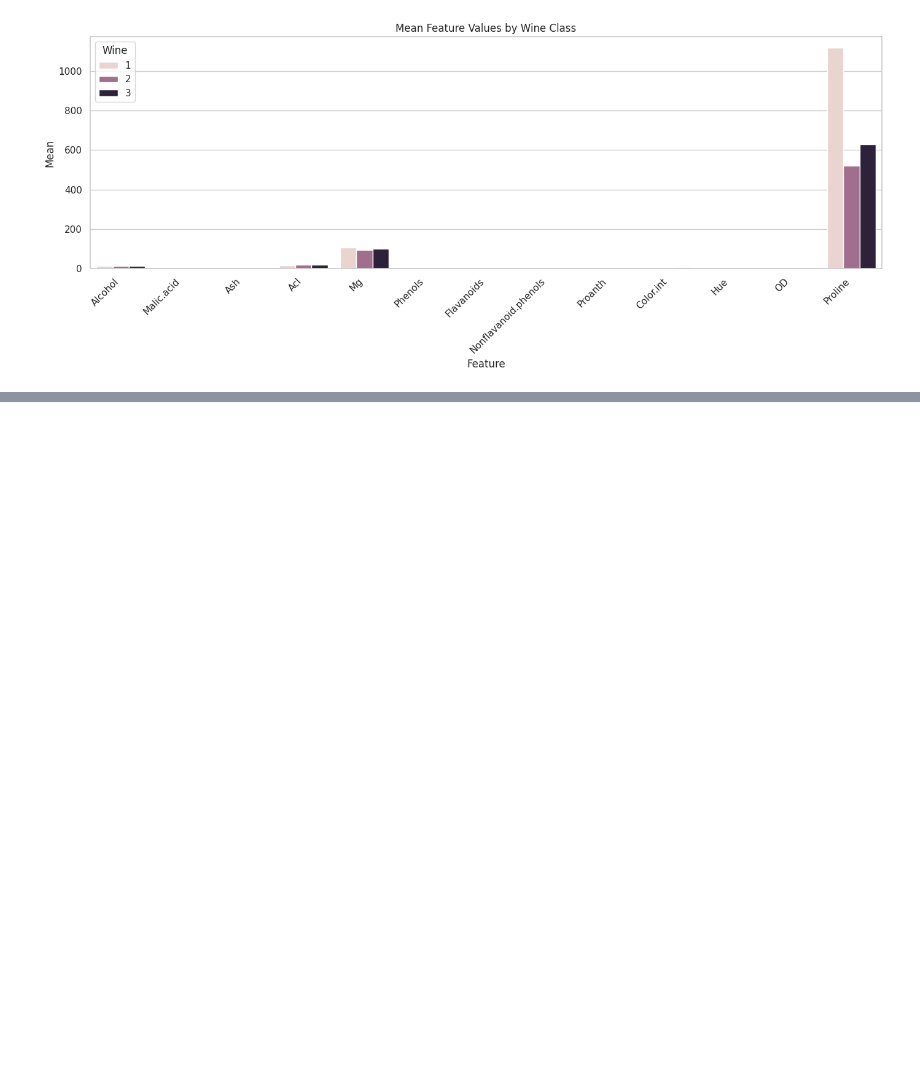
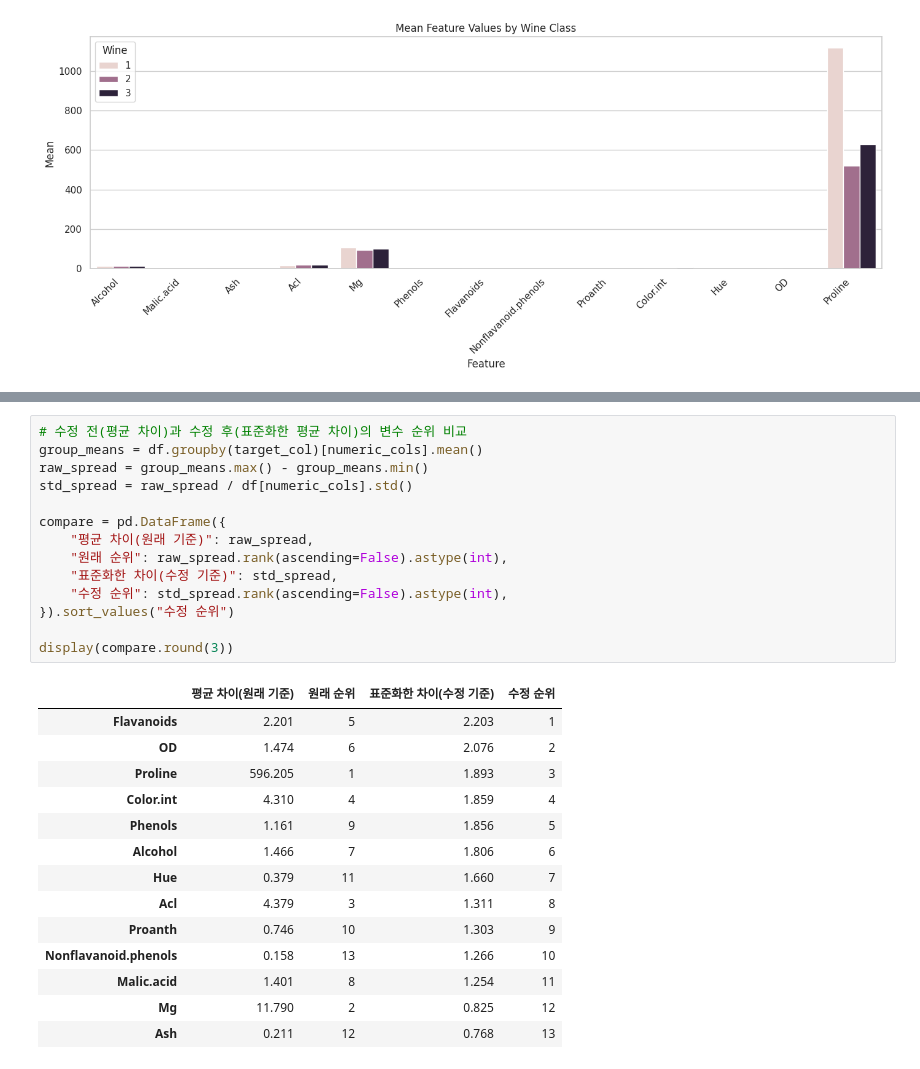
Before and after one commit to HONGSAHUN/Report_0921, a Jupyter notebook: wine_EDA_sahun.ipynb, the cells around one changed output, grey strips where cells are left out. Drawn from its saved outputs; the diff is of its cells as text; blank space fills up the shorter version.

```diff
--- a/wine_EDA_sahun.ipynb
+++ b/wine_EDA_sahun.ipynb
@@ -409,0 +464,29 @@ plt.show()
+# %%
+# 수정 전(평균 차이)과 수정 후(표준화한 평균 차이)의 변수 순위 비교
+group_means = df.groupby(target_col)[numeric_cols].mean()
+raw_spread = group_means.max() - group_means.min()
+std_spread = raw_spread / df[numeric_cols].std()
+
+compare = pd.DataFrame({
+    "평균 차이(원래 기준)": raw_spread,
+    "원래 순위": raw_spread.rank(ascending=False).astype(int),
+    "표준화한 차이(수정 기준)": std_spread,
+    "수정 순위": std_spread.rank(ascending=False).astype(int),
+}).sort_values("수정 순위")
+
+display(compare.round(3))
+# %% [output]
+|  | 평균 차이(원래 기준) | 원래 순위 | 표준화한 차이(수정 기준) | 수정 순위 |
+| Flavanoids | 2.201 | 5 | 2.203 | 1 |
+| OD | 1.474 | 6 | 2.076 | 2 |
+| Proline | 596.205 | 1 | 1.893 | 3 |
+| Color.int | 4.310 | 4 | 1.859 | 4 |
+| Phenols | 1.161 | 9 | 1.856 | 5 |
+| Alcohol | 1.466 | 7 | 1.806 | 6 |
+| Hue | 0.379 | 11 | 1.660 | 7 |
+| Acl | 4.379 | 3 | 1.311 | 8 |
+| Proanth | 0.746 | 10 | 1.303 | 9 |
+| Nonflavanoid.phenols | 0.158 | 13 | 1.266 | 10 |
+| Malic.acid | 1.401 | 8 | 1.254 | 11 |
+| Mg | 11.790 | 2 | 0.825 | 12 |
+| Ash | 0.211 | 12 | 0.768 | 13 |
```
Also changed, not shown: parts of 8 cells of this notebook.
